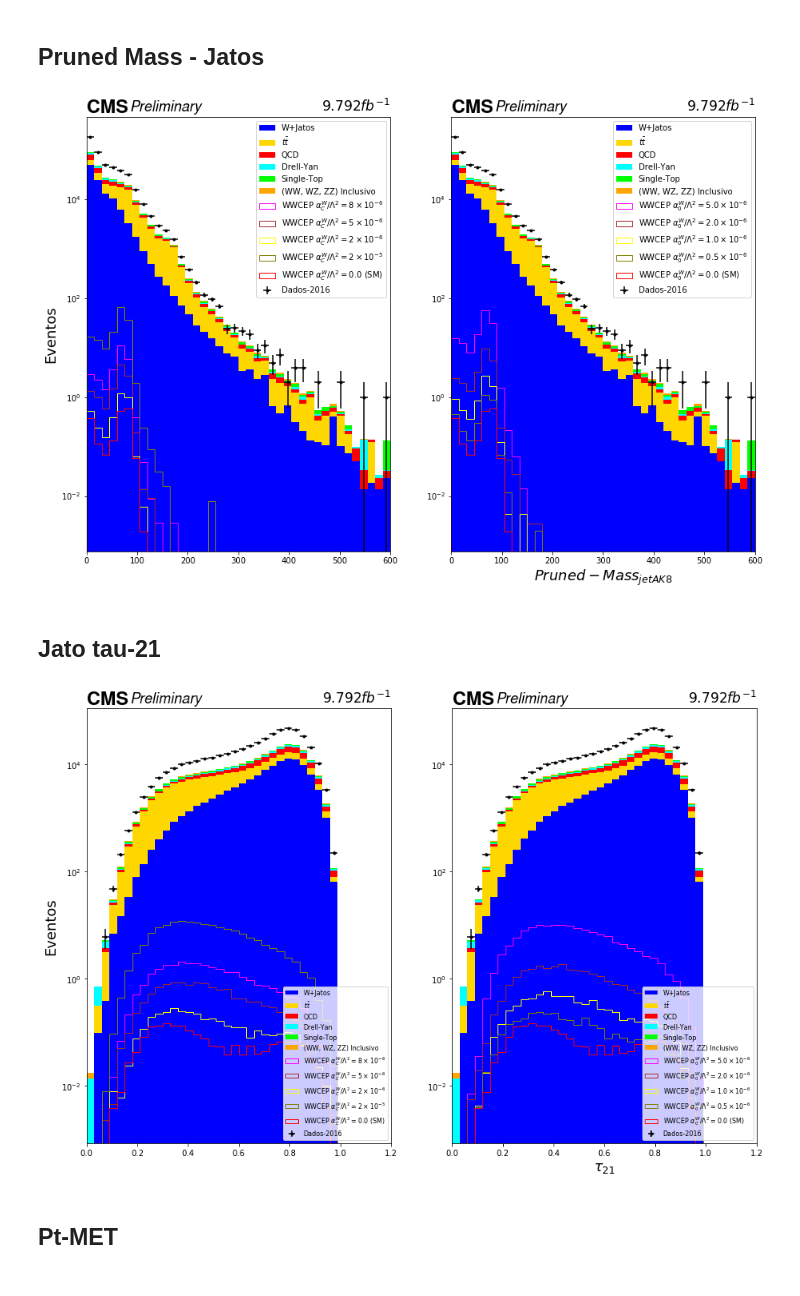
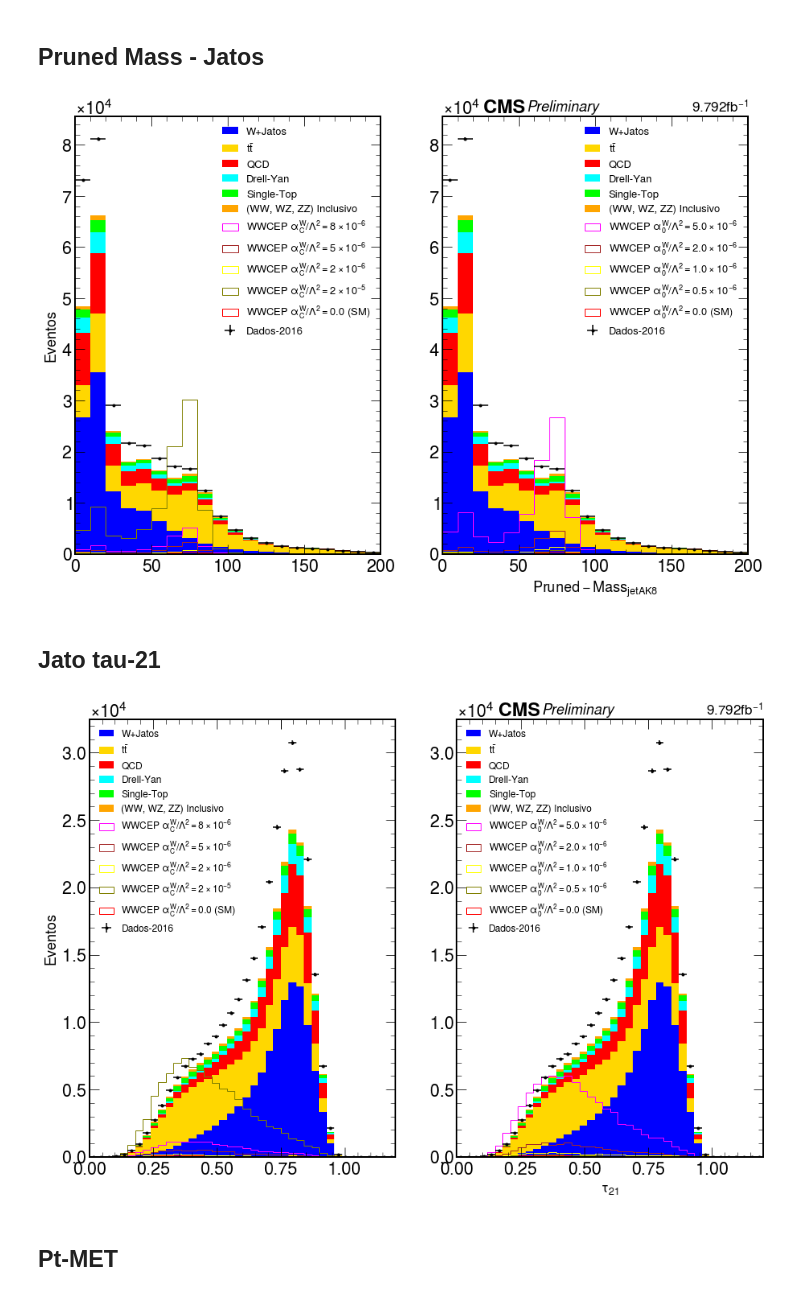
Before and after one commit to teteumac/Acoplamento-Quartico-Anomalo, a Jupyter notebook: Miguel/Data_Investigation_new.ipynb, the cells around one changed output. Cells and saved outputs as stored; diff of their text form; code cells hidden in the pictures.

```diff
--- a/Miguel/Data_Investigation_new.ipynb
+++ b/Miguel/Data_Investigation_new.ipynb
@@ -24,10 +26,12 @@ def open_file( file ):
         #print ( dset_columns.shape )
         columns_ = list( dset_columns )
         #print ( columns_ )
-        columns_str = [ item.decode("utf-8") for item in columns_ ]
+        columns_str = ['Mww','Pt_W_lep','dPhi_Whad_Wlep','dPhi_jatos_MET','jetAK8_pt','jetAK8_eta',
+    'jetAK8_prunedMass','jetAK8_tau21','METPt','muon_pt','muon_eta','ExtraTracks', 'PUWeight',
+    'xi1','xi2','anguloX1', 'anguloX2', 'anguloY1','anguloY2', 'rpid1','rpid2','arm1','arm2','ismultirp1','ismultirp2']
         #print ( columns_str )
-        df = pd.DataFrame( dset, columns = columns_str )
+        #df = pd.DataFrame( dset, columns = columns_str )
         array = np.array( dset )
         #print ( df )
+        #return array
         return array
-        #return df
@@ -527,4 +565,4 @@ Data_C = open_file( PATH + 'output-Data_C.h5')
 Data_G = open_file( PATH + 'output-Data_G.h5')
 Data_H = open_file( PATH + 'output-Data_H.h5')
 # %%
-Dadinhos_reais = np.concatenate( ( Data_B , Data_C ,  Data_G ,  Data_H ) , axis = 0 )
+Dadinhos_reais = np.concatenate( ( Data_B , Data_C ,  Data_G ) , axis = 0 )
@@ -609,7 +647,12 @@ def lista_signal_1(var):
 # %% [markdown]
 ## Lista com as normalizações. Insere ele no 'weights = lista...' dentro do método plt.hist()
 # %%
-lista_norm_back = [ WJets[:,12], TTbar[:,12], QCD[:,12], Drell_Yan[:,12], single_top[:,12], VV_inclusivo[:,12] ]
+num = 25
+lista_norm_back = [ WJets[:,num], TTbar[:,num], QCD[:,num], Drell_Yan[:,num], single_top[:,num], VV_inclusivo[:,num] ]
+lista_norm_back_PU = [ WJets[:,12], TTbar[:,12], QCD[:,12], Drell_Yan[:,12], single_top[:,12], VV_inclusivo[:,12] ]
 # %%
-lista_signal_0_norm = [ SM[:,12] , ANOMALO1[:,12] , ANOMALO2[:,12] , ANOMALO3[:,12] , ANOMALO4[:,12] ]
-lista_signal_1_norm = [ SM[:,12] , ANOMALO5[:,12] , ANOMALO6[:,12] , ANOMALO7[:,12] , ANOMALO8[:,12] ]
+num2 = 25
+lista_signal_0_norm = [ SM[:,num2] , ANOMALO1[:,num2] , ANOMALO2[:,num2] , ANOMALO3[:,num2] , ANOMALO4[:,num2] ]
+lista_signal_0_norm_PU = [ SM[:,12] , ANOMALO1[:,12] , ANOMALO2[:,12] , ANOMALO3[:,12] , ANOMALO4[:,12] ]
+lista_signal_1_norm = [ SM[:,num2] , ANOMALO5[:,num2] , ANOMALO6[:,num2] , ANOMALO7[:,num2] , ANOMALO8[:,num2] ]
+lista_signal_1_norm_PU = [ SM[:,12] , ANOMALO5[:,12] , ANOMALO6[:,12] , ANOMALO7[:,12] , ANOMALO8[:,12] ]
@@ -703,7 +774,7 @@ axes[1] = hep.cms.label(llabel="Preliminary", rlabel="$9.792 fb^{-1}$", ax = axe
 ## Pruned Mass - Jatos
 # %%
 fig, axes = plt.subplots( 1, 2, figsize=(15,10) )
-range_ = (0,600)
+range_ = (0,400)
 var = 6
 counts_1, bin_edges_1 = np.histogram( Dadinhos_reais[:,var] , bins = 40, range = range_ )
 errors_1 = np.sqrt( counts_1 )
@@ -712,51 +783,51 @@ bin_centres_1 = ( bin_edges_1[:-1] + bin_edges_1[1:] ) / 2.
 axes[0].hist( lista_backgr(var) , bins = 40, range = range_, stacked = True , weights = lista_norm_back , label = label_back , color = ['blue','gold','red','cyan','lime','orange'] )
 axes[0].hist( lista_signal_0(var) , bins = 40, range = range_, histtype = 'step', weights = lista_signal_0_norm , label = label_signal_0 , color = ['red','olive','yellow','brown','fuchsia'] )
 axes[0].errorbar( bin_centres_1, counts_1, yerr=errors_1, xerr=abs(bin_centres_1[4] - bin_centres_1[5])/2, fmt='.', label = 'Dados-2016', color = 'black' )
-axes[0].legend(loc='best', fontsize=10)
-axes[0].set_xlim(range_)
+axes[0].legend(loc='best', fontsize=13)
+axes[0].set_xlim(0,200)
 axes[0].set_ylabel('Eventos', fontsize = 18)
-axes[0].set_yscale('log')
-axes[0] = hep.cms.label(llabel="Preliminary", rlabel="$9.792 fb^{-1}$", ax = axes[0] , fontsize = 18)
+axes[0].ticklabel_format( axis = "y", style = "sci", scilimits = ( 0,3 ), useMathText = True)
+#axes[0] = hep.cms.label(llabel="Preliminary", rlabel="$9.792 fb^{-1}$", ax = axes[0] , fontsize = 18)
 
 axes[1].hist( lista_backgr(var) , bins = 40, range = range_, stacked = True , weights = lista_norm_back , label = label_back , color = ['blue','gold','red','cyan','lime','orange'] )
 axes[1].hist( lista_signal_1(var) , bins = 40, range = range_, histtype = 'step' , weights = lista_signal_1_norm , label = label_signal_1 , color = ['red','olive','yellow','brown','fuchsia'] )
 axes[1].errorbar( bin_centres_1, counts_1, yerr=errors_1, xerr=abs(bin_centres_1[4] - bin_centres_1[5])/2, fmt='.', label = 'Dados-2016', color = 'black' )
-axes[1].legend(loc='best', fontsize=10)
-axes[1].set_xlim(range_)
+axes[1].legend(loc='best', fontsize=13)
+axes[1].set_xlim(0,200)
 axes[1].set_xlabel('$Pruned-Mass_{jetAK8}$', fontsize = 18)
-axes[1].set_yscale('log')
+axes[1].ticklabel_format( axis = "y", style = "sci", scilimits = ( 0,3 ), useMathText = True)
 axes[1] = hep.cms.label(llabel="Preliminary", rlabel="$9.792 fb^{-1}$", ax = axes[1] , fontsize = 18)
 # %% [output]
-[figure, old version]
+[figure, new version]
 # %% [markdown]
 ## Jato tau-21
 # %%
 fig, axes = plt.subplots( 1, 2, figsize=(15,10) )
 range_ = (0,1.2)
 var = 7
 counts_1, bin_edges_1 = np.histogram( Dadinhos_reais[:,var] , bins = 40, range = range_ )
 errors_1 = np.sqrt( counts_1 )
 bin_centres_1 = ( bin_edges_1[:-1] + bin_edges_1[1:] ) / 2.
 
 axes[0].hist( lista_backgr(var) , bins = 40, range = range_, stacked = True , weights = lista_norm_back , label = label_back , color = ['blue','gold','red','cyan','lime','orange'] )
 axes[0].hist( lista_signal_0(var) , bins = 40, range = range_, histtype = 'step', weights = lista_signal_0_norm , label = label_signal_0 , color = ['red','olive','yellow','brown','fuchsia'] )
 axes[0].errorbar( bin_centres_1, counts_1, yerr=errors_1, xerr=abs(bin_centres_1[4] - bin_centres_1[5])/2, fmt='.', label = 'Dados-2016', color = 'black' )
-axes[0].legend(loc='best', fontsize=8)
+axes[0].legend(loc='best', fontsize=12)
 axes[0].set_xlim(range_)
 axes[0].set_ylabel('Eventos', fontsize = 18)
-axes[0].set_yscale('log')
-axes[0] = hep.cms.label(llabel="Preliminary", rlabel="$9.792 fb^{-1}$", ax = axes[0] , fontsize = 18)
+axes[0].ticklabel_format( axis = "y", style = "sci", scilimits = ( 0,3 ), useMathText = True)
+#axes[0] = hep.cms.label(llabel="Preliminary", rlabel="$9.792 fb^{-1}$", ax = axes[0] , fontsize = 18)
 
 axes[1].hist( lista_backgr(var) , bins = 40, range = range_, stacked = True , weights = lista_norm_back , label = label_back , color = ['blue','gold','red','cyan','lime','orange'] )
 axes[1].hist( lista_signal_1(var) , bins = 40, range = range_, histtype = 'step' , weights = lista_signal_1_norm , label = label_signal_1 , color = ['red','olive','yellow','brown','fuchsia'] )
 axes[1].errorbar( bin_centres_1, counts_1, yerr=errors_1, xerr=abs(bin_centres_1[4] - bin_centres_1[5])/2, fmt='.', label = 'Dados-2016', color = 'black' )
-axes[1].legend(loc='best', fontsize=8)
+axes[1].legend(loc='best', fontsize=12)
 axes[1].set_xlim(range_)
 axes[1].set_xlabel(r'$\tau_{21}$', fontsize = 18)
-axes[1].set_yscale('log')
+axes[1].ticklabel_format( axis = "y", style = "sci", scilimits = ( 0,3 ), useMathText = True)
 axes[1] = hep.cms.label(llabel="Preliminary", rlabel="$9.792 fb^{-1}$", ax = axes[1] , fontsize = 18)
 # %% [output]
-[figure, old version]
+[figure, new version]
 # %% [markdown]
 ## Pt-MET
 # %%
```
Also changed, not shown: parts of 20 cells of this notebook.
